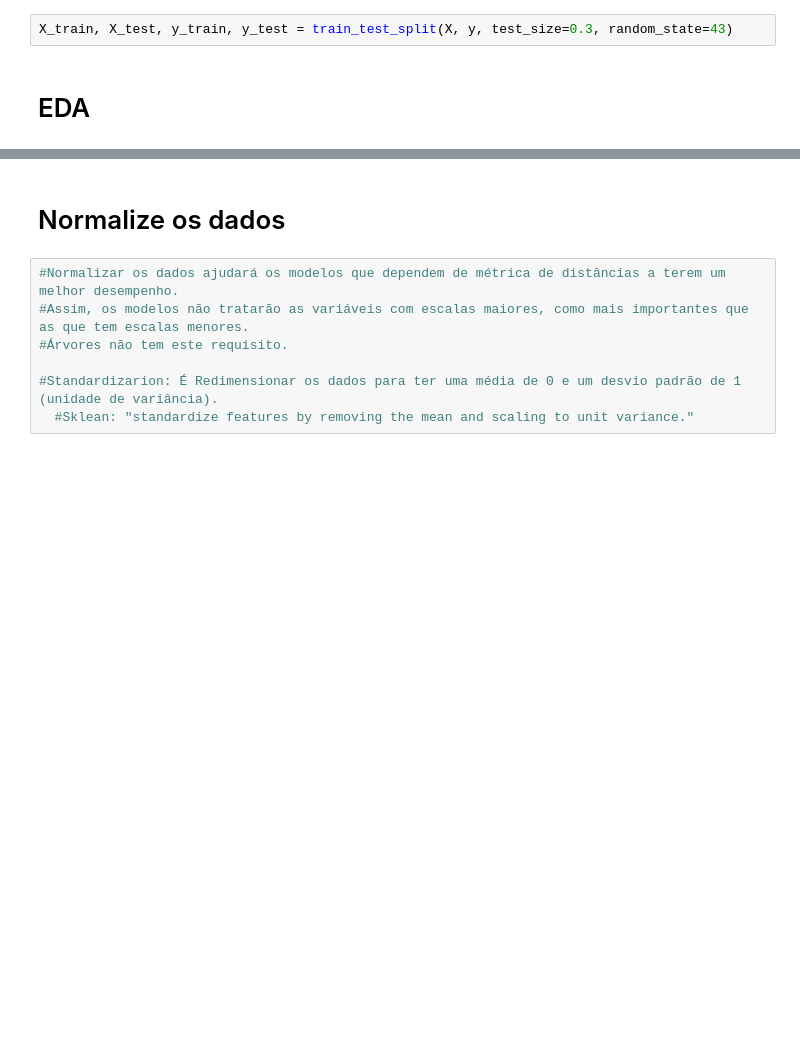
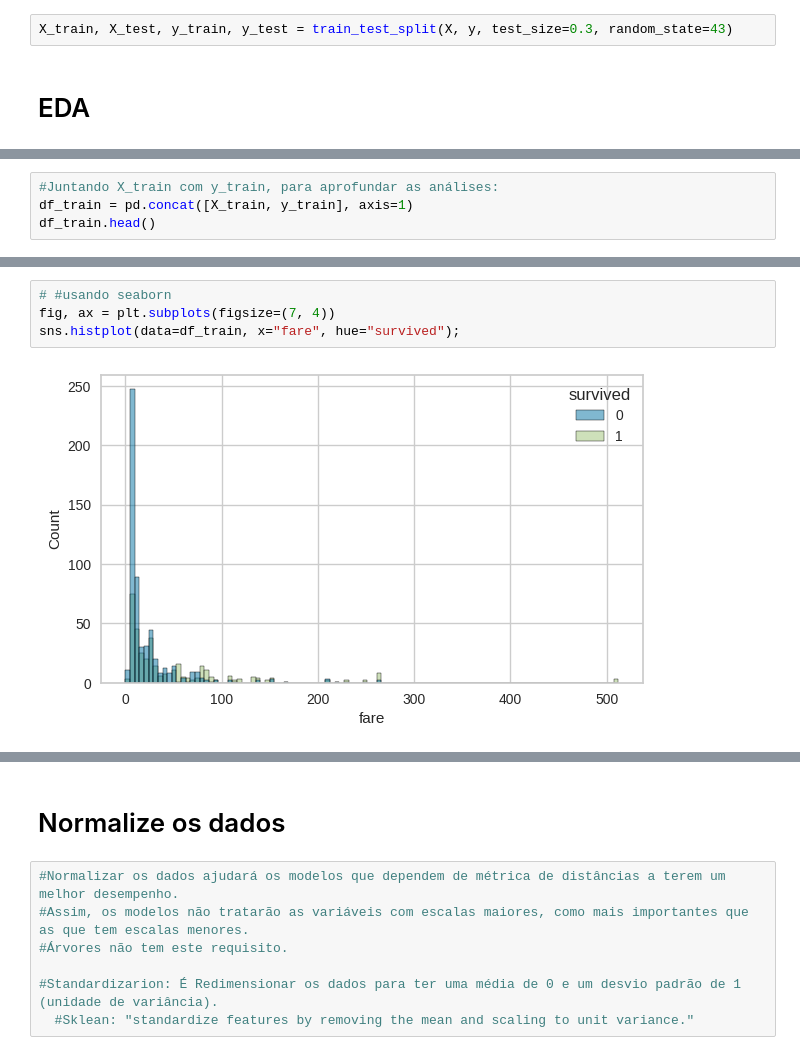
Before and after one commit to nortonvanz/ML_Pocket_Reference, a Jupyter notebook: notebooks/Titanic.ipynb, the cells around one changed output, grey strips where cells are left out. Cells and saved outputs as stored; diff of their text form; blank space fills up the shorter version.

```diff
--- a/notebooks/Titanic.ipynb
+++ b/notebooks/Titanic.ipynb
@@ -415,0 +468,4 @@ X_train, X_test, y_train, y_test = train_test_split(X, y, test_size=0.3, random_
+# %%
+#Juntando X_train com y_train, para aprofundar as análises:
+df_train = pd.concat([X_train, y_train], axis=1)
+df_train.head()
@@ -415,0 +479,6 @@ X_train, X_test, y_train, y_test = train_test_split(X, y, test_size=0.3, random_
+# %%
+# #usando seaborn
+fig, ax = plt.subplots(figsize=(7, 4))
+sns.histplot(data=df_train, x="fare", hue="survived");
+# %% [output]
+[figure, added]
```
Also changed, not shown: parts of 31 cells of this notebook.
